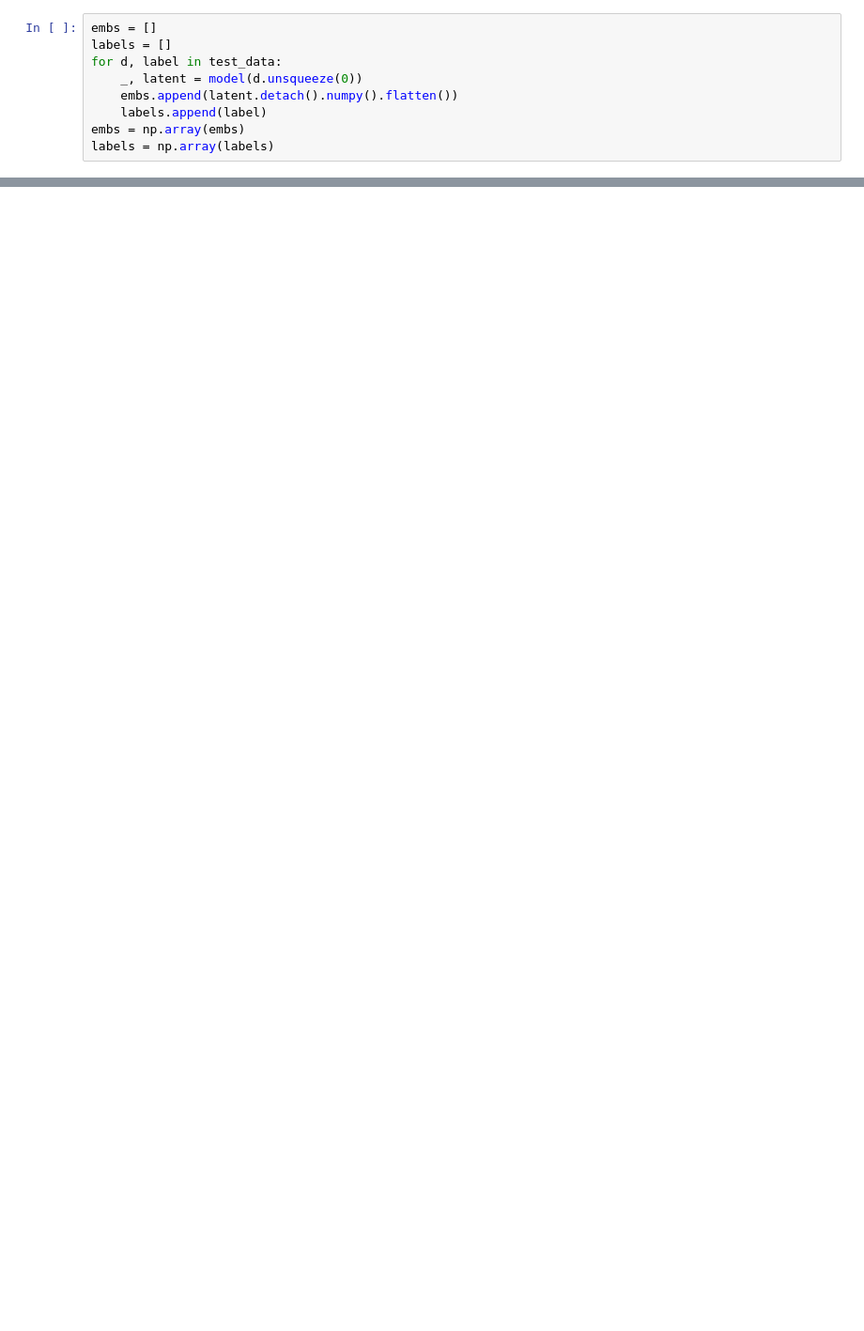
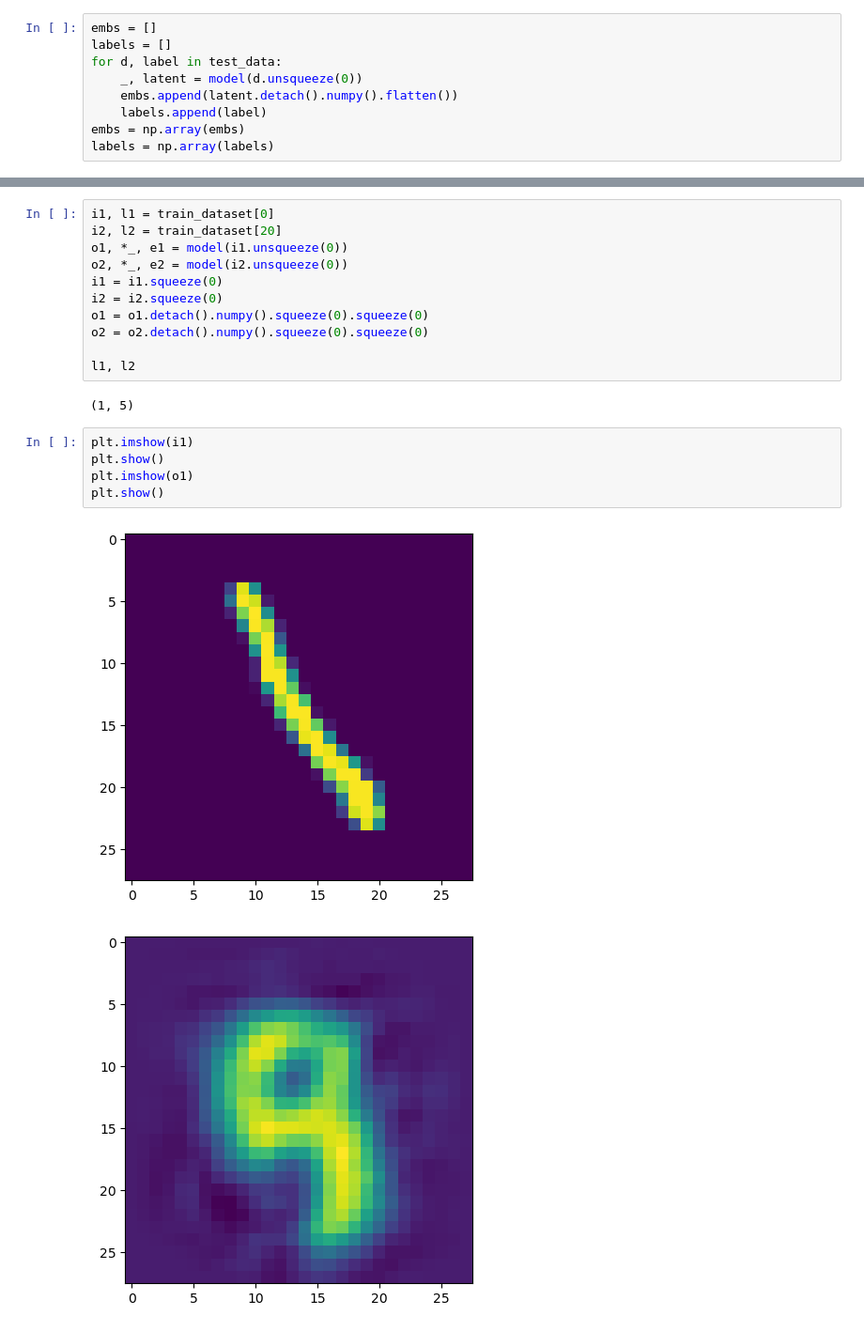
Before and after one commit to RohanGautam/things_from_scratch, a Jupyter notebook: notebooks/vae.ipynb, the cells around one changed output, grey strips where cells are left out. Shown at 94% size. Drawn from its saved outputs; the diff is of its cells as text; blank space fills up the shorter version.

```diff
--- a/notebooks/vae.ipynb
+++ b/notebooks/vae.ipynb
@@ -198,0 +438,21 @@ plt.show()
+# %%
+i1, l1 = train_dataset[0]
+i2, l2 = train_dataset[20]
+o1, *_, e1 = model(i1.unsqueeze(0))
+o2, *_, e2 = model(i2.unsqueeze(0))
+i1 = i1.squeeze(0)
+i2 = i2.squeeze(0)
+o1 = o1.detach().numpy().squeeze(0).squeeze(0)
+o2 = o2.detach().numpy().squeeze(0).squeeze(0)
+
+l1, l2
+# %% [output]
+(1, 5)
+# %%
+plt.imshow(i1)
+plt.show()
+plt.imshow(o1)
+plt.show()
+# %% [output]
+[figure, added]
+[figure, added]
```
Also changed, not shown: parts of 21 cells of this notebook.
